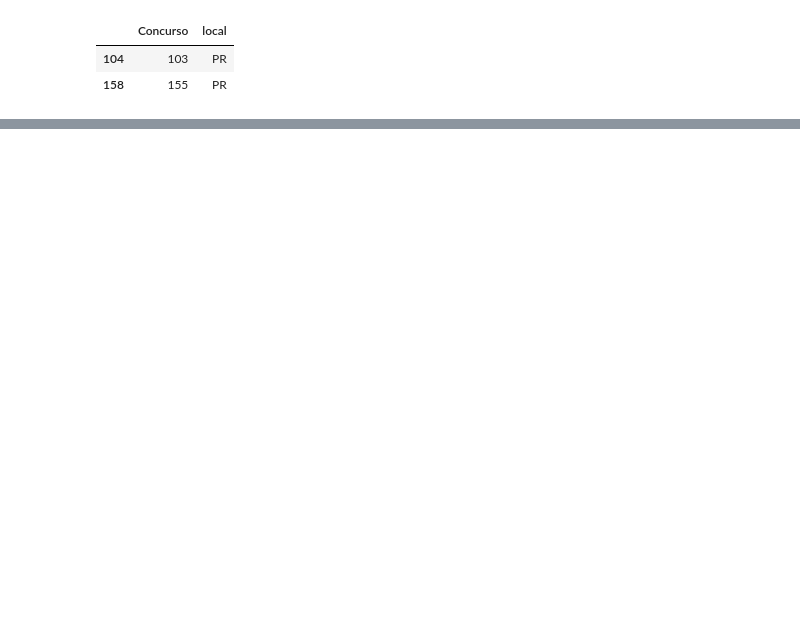
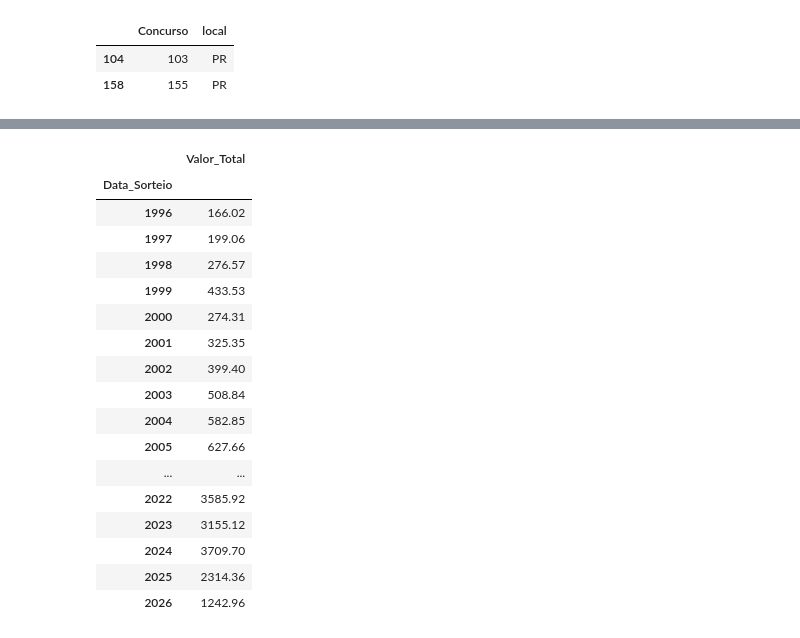
Before and after one commit to zf0rest/megasena_science, a Jupyter notebook: notebooks/analise.ipynb, the cells around one changed output, grey strips where cells are left out. Drawn from its saved outputs; the diff is of its cells as text; code cells hidden in the pictures; blank space fills up the shorter version.

```diff
--- a/notebooks/analise.ipynb
+++ b/notebooks/analise.ipynb
@@ -629,0 +632,22 @@ geo_x_bar(dataframe=df_gpd, #Ver função no arquivo functions.py
+# %%
+# Se for uma série, converta para DataFrame
+display(df_anual.to_frame().head(len(df_anual)))
+# %% [output]
+|  | Valor_Total |
+| Data_Sorteio |  |
+| 1996 | 166.02 |
+| 1997 | 199.06 |
+| 1998 | 276.57 |
+| 1999 | 433.53 |
+| 2000 | 274.31 |
+| 2001 | 325.35 |
+| 2002 | 399.40 |
+| 2003 | 508.84 |
+| 2004 | 582.85 |
+| 2005 | 627.66 |
+| ... | ... |
+| 2022 | 3585.92 |
+| 2023 | 3155.12 |
+| 2024 | 3709.70 |
+| 2025 | 2314.36 |
+| 2026 | 1242.96 |
```
Also changed, not shown: parts of 13 cells of this notebook, 1 other file.
